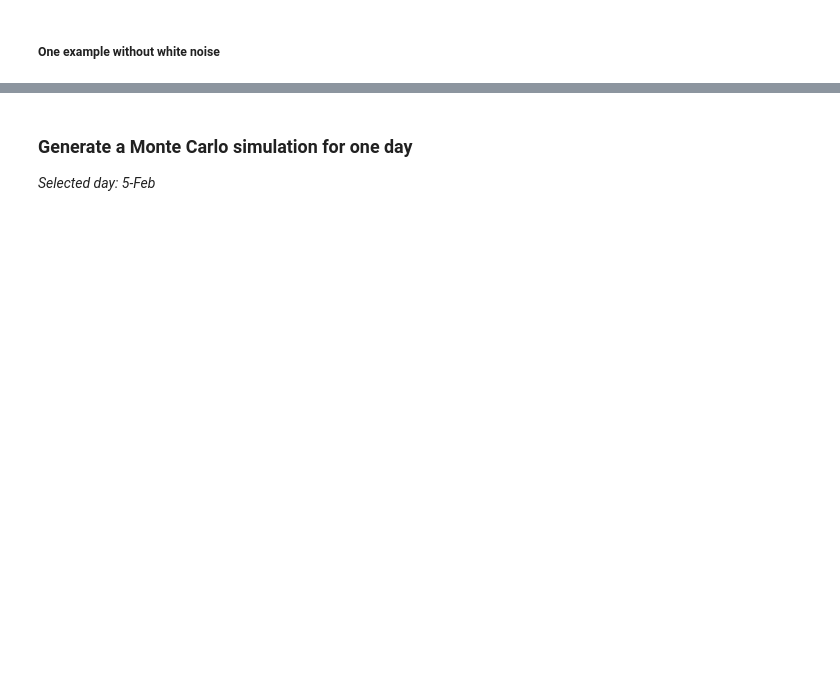
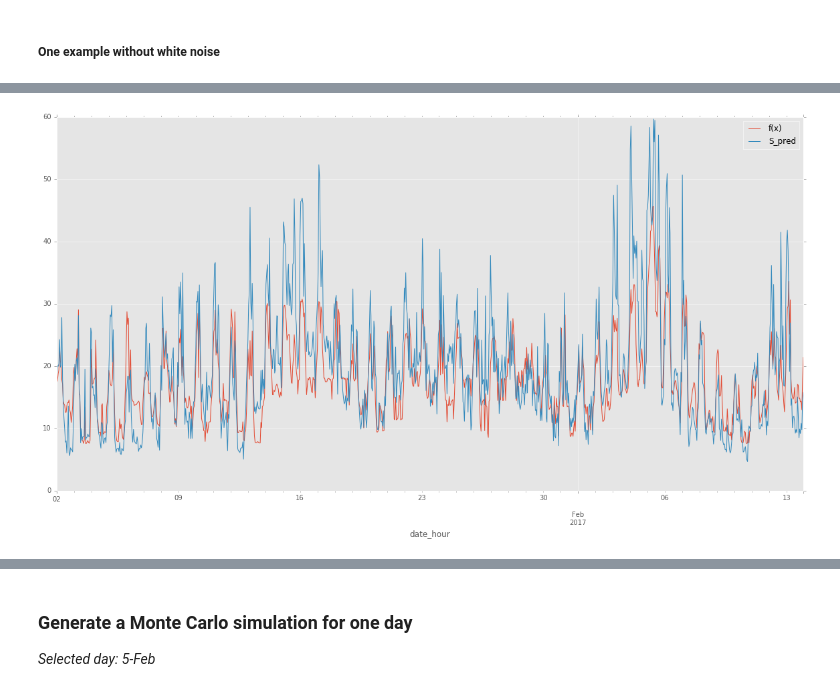
Before and after one commit to NonoMalpi/Secondary_band, a Jupyter notebook: Random_forest + ARIMA process for secondary band price.ipynb, the cells around one changed output, grey strips where cells are left out. Drawn from its saved outputs; the diff is of its cells as text; code cells hidden in the pictures; blank space fills up the shorter version.

```diff
--- a/Random_forest + ARIMA process for secondary band price.ipynb
+++ b/Random_forest + ARIMA process for secondary band price.ipynb
@@ -151 +140,6 @@ MAE: 3.9348, MSE: 34.6644
+# %%
+#Plot differences between RF and RF+AR
+rf_arima_df[['f(x)','S_pred']].dropna().plot(figsize=(20,10));
+# %% [output]
+[figure, added]
 # %%
```
Also changed, not shown: parts of 29 cells of this notebook, 2 other files.
